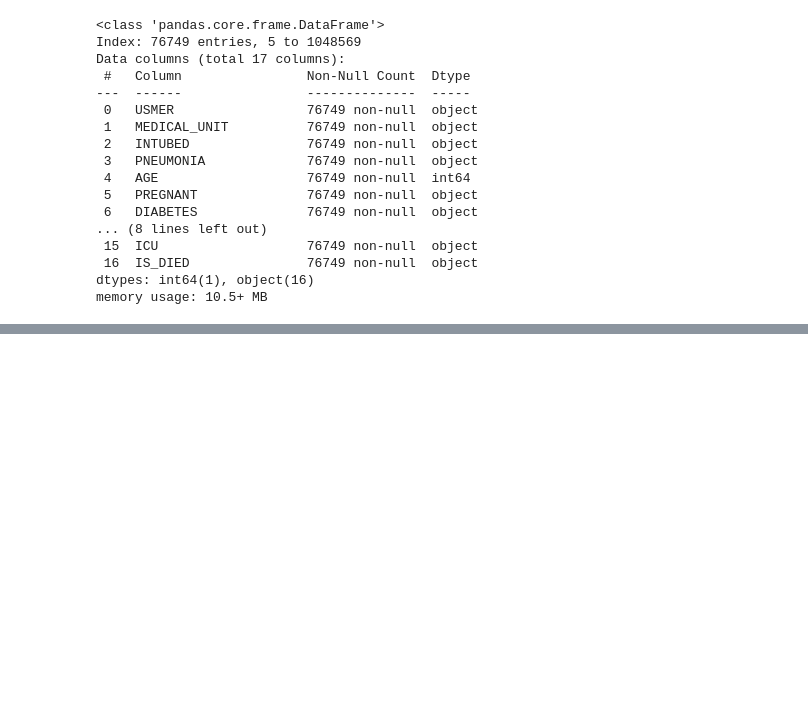
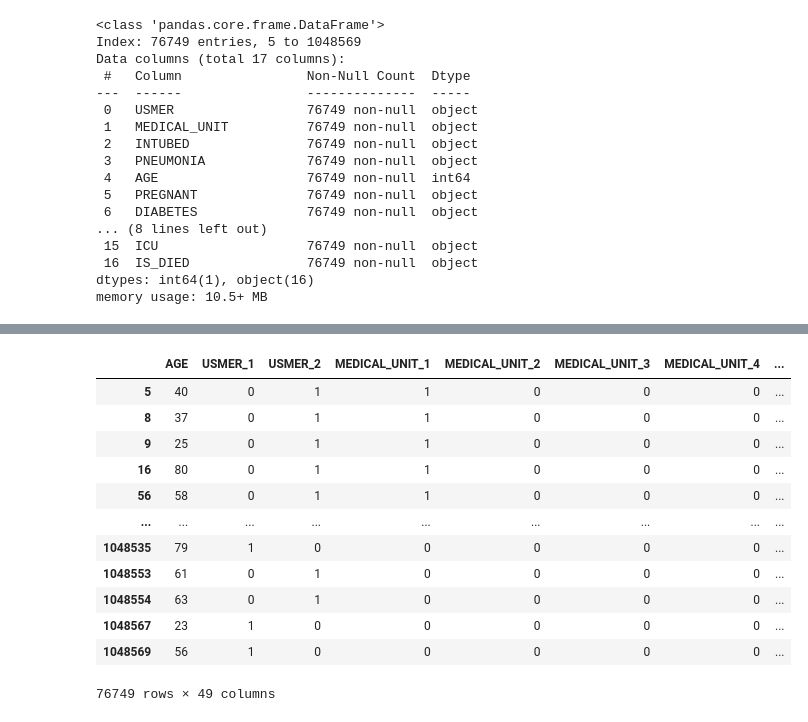
Before and after one commit to nickchen1998/FJU-ML-HW, a Jupyter notebook: covid-19_mortality_predict.ipynb, the cells around one changed output, grey strips where cells are left out. Cells and saved outputs as stored; diff of their text form; code cells hidden in the pictures; blank space fills up the shorter version.

```diff
--- a/covid-19_mortality_predict.ipynb
+++ b/covid-19_mortality_predict.ipynb
@@ -240,0 +256,17 @@ dummy_df.head()
+# %%
+dataset_b = pd.get_dummies(df_selected_cleaned, dtype=int)
+dataset_b
+# %% [output]
+|  | AGE | USMER_1 | USMER_2 | MEDICAL_UNIT_1 | MEDICAL_UNIT_2 | MEDICAL_UNIT_3 | MEDICAL_UNIT_4 | ... |
+| 5 | 40 | 0 | 1 | 1 | 0 | 0 | 0 | ... |
+| 8 | 37 | 0 | 1 | 1 | 0 | 0 | 0 | ... |
+| 9 | 25 | 0 | 1 | 1 | 0 | 0 | 0 | ... |
+| 16 | 80 | 0 | 1 | 1 | 0 | 0 | 0 | ... |
+| 56 | 58 | 0 | 1 | 1 | 0 | 0 | 0 | ... |
+| ... | ... | ... | ... | ... | ... | ... | ... | ... |
+| 1048535 | 79 | 1 | 0 | 0 | 0 | 0 | 0 | ... |
+| 1048553 | 61 | 0 | 1 | 0 | 0 | 0 | 0 | ... |
+| 1048554 | 63 | 0 | 1 | 0 | 0 | 0 | 0 | ... |
+| 1048567 | 23 | 1 | 0 | 0 | 0 | 0 | 0 | ... |
+| 1048569 | 56 | 1 | 0 | 0 | 0 | 0 | 0 | ... |
+76749 rows × 49 columns
```
Also changed, not shown: parts of 2 cells of this notebook.
